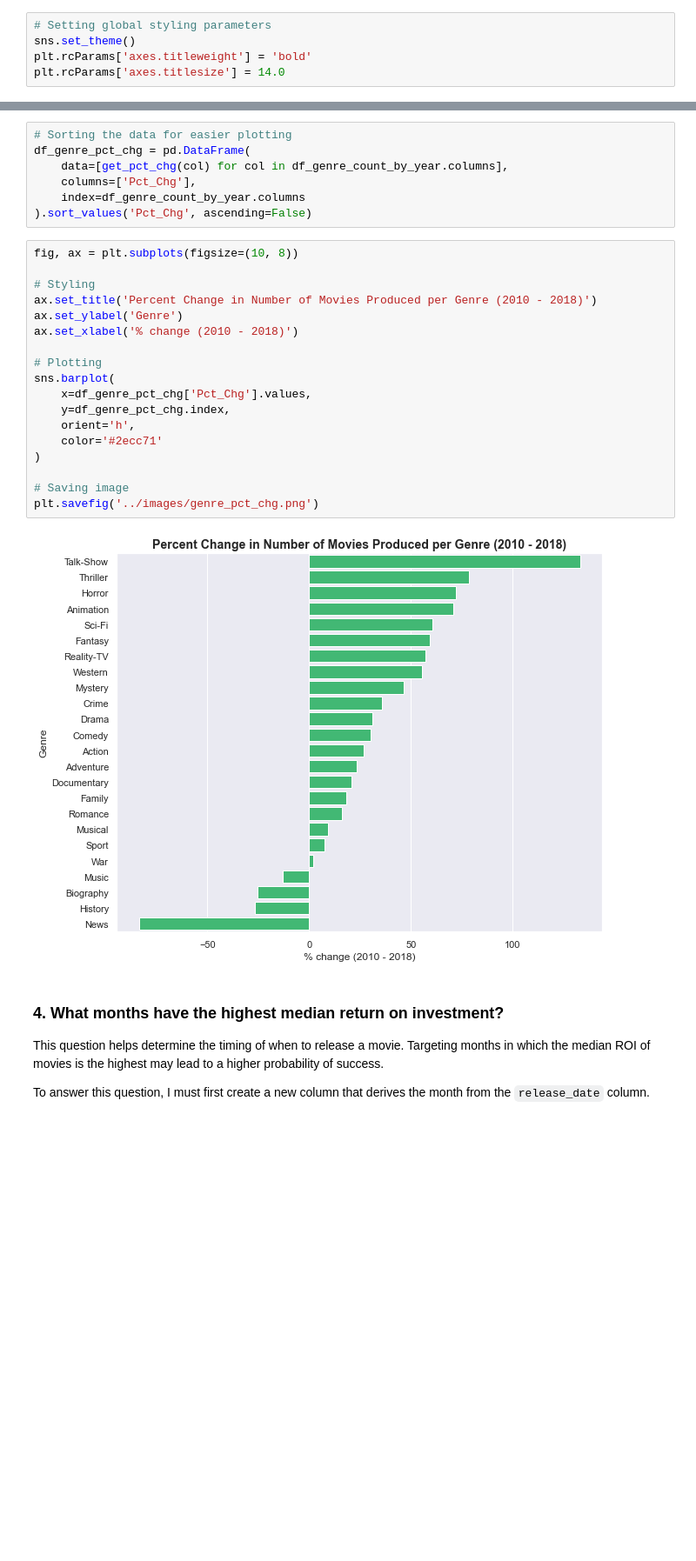
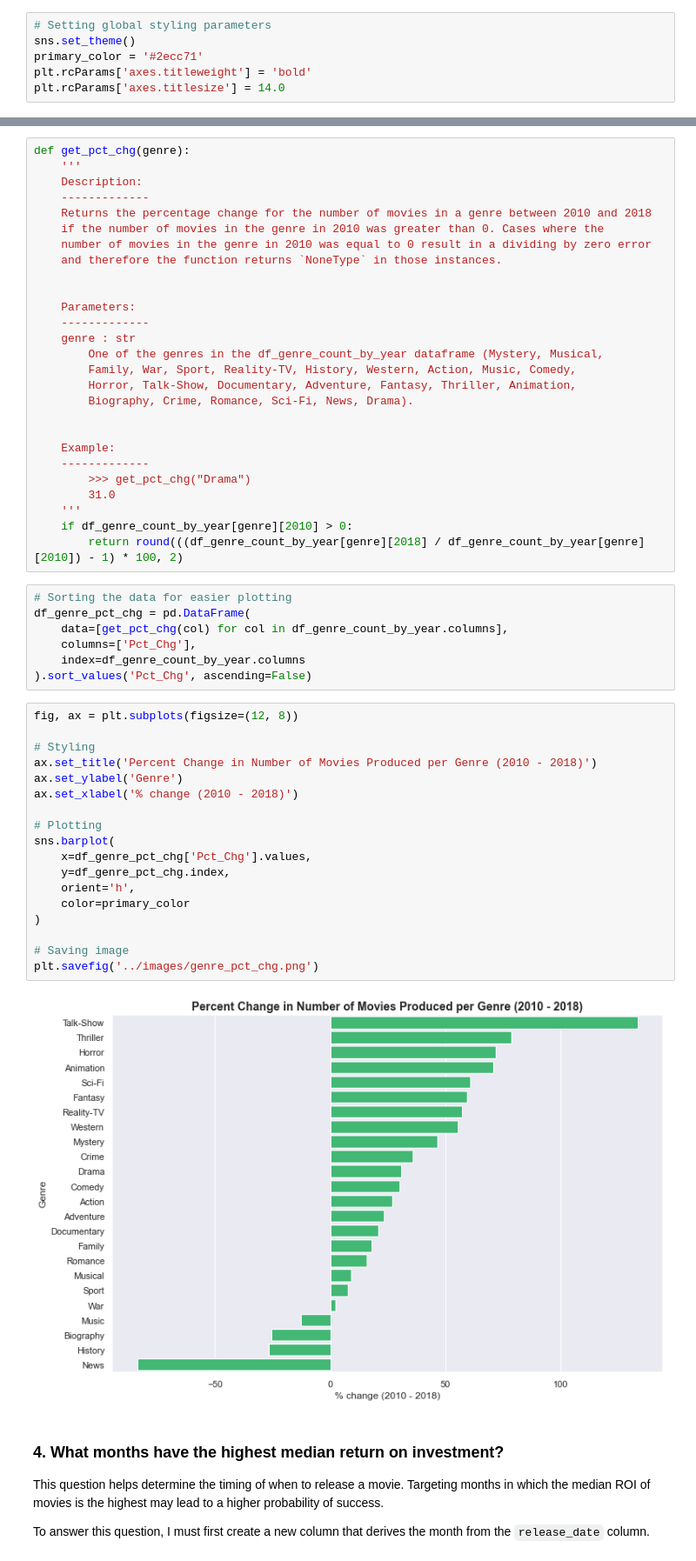
Before and after one commit to tjkyner/flatiron-ds-phase-1-project, a Jupyter notebook: notebooks/analysis.ipynb, the cells around one changed output, grey strips where cells are left out. Shown: that part at 87% size. Saved outputs shown, nothing was run; the diff lists cells and outputs as text; blank space fills up the shorter version.

```diff
--- a/notebooks/analysis.ipynb
+++ b/notebooks/analysis.ipynb
@@ -26,6 +21,7 @@ df_merged_final = pd.read_csv('../data/cleaned/df_merged_final.csv')
 # %%
 # Setting global styling parameters
 sns.set_theme()
+primary_color = '#2ecc71'
 plt.rcParams['axes.titleweight'] = 'bold'
 plt.rcParams['axes.titlesize'] = 14.0
 # %% [markdown]
@@ -198,3 +245,30 @@ def get_pct_chg(genre):
+# %%
+def get_pct_chg(genre):
+    '''
+    Description:
+    -------------
+    Returns the percentage change for the number of movies in a genre between 2010 and 2018
+    if the number of movies in the genre in 2010 was greater than 0. Cases where the
+    number of movies in the genre in 2010 was equal to 0 result in a dividing by zero error
+    and therefore the function returns `NoneType` in those instances.
+
+
+    Parameters:
+    -------------
+    genre : str
+        One of the genres in the df_genre_count_by_year dataframe (Mystery, Musical,
+        Family, War, Sport, Reality-TV, History, Western, Action, Music, Comedy,
+        Horror, Talk-Show, Documentary, Adventure, Fantasy, Thriller, Animation,
+        Biography, Crime, Romance, Sci-Fi, News, Drama).
+
+
+    Example:
+    -------------
+        >>> get_pct_chg("Drama")
+        31.0
+    '''
+    if df_genre_count_by_year[genre][2010] > 0:
+        return round(((df_genre_count_by_year[genre][2018] / df_genre_count_by_year[genre][2010]) - 1) * 100, 2)
 # %%
 # Sorting the data for easier plotting
 df_genre_pct_chg = pd.DataFrame(
@@ -203,25 +277,25 @@ df_genre_pct_chg = pd.DataFrame(
     index=df_genre_count_by_year.columns
 ).sort_values('Pct_Chg', ascending=False)
 # %%
-fig, ax = plt.subplots(figsize=(10, 8))
+fig, ax = plt.subplots(figsize=(12, 8))
 
 # Styling
 ax.set_title('Percent Change in Number of Movies Produced per Genre (2010 - 2018)')
 ax.set_ylabel('Genre')
 ax.set_xlabel('% change (2010 - 2018)')
 
 # Plotting
 sns.barplot(
     x=df_genre_pct_chg['Pct_Chg'].values,
     y=df_genre_pct_chg.index,
     orient='h',
-    color='#2ecc71'
+    color=primary_color
 )
 
 # Saving image
 plt.savefig('../images/genre_pct_chg.png')
 # %% [output]
-[figure, old version]
+[figure, new version]
 # %% [markdown]
 ### 4. What months have the highest median return on investment?
 This question helps determine the timing of when to release a movie. Targeting months in which the median ROI of movies is the highest may lead to a higher probability of success.
```
Also changed, not shown: parts of 13 cells of this notebook, 4 other files.
